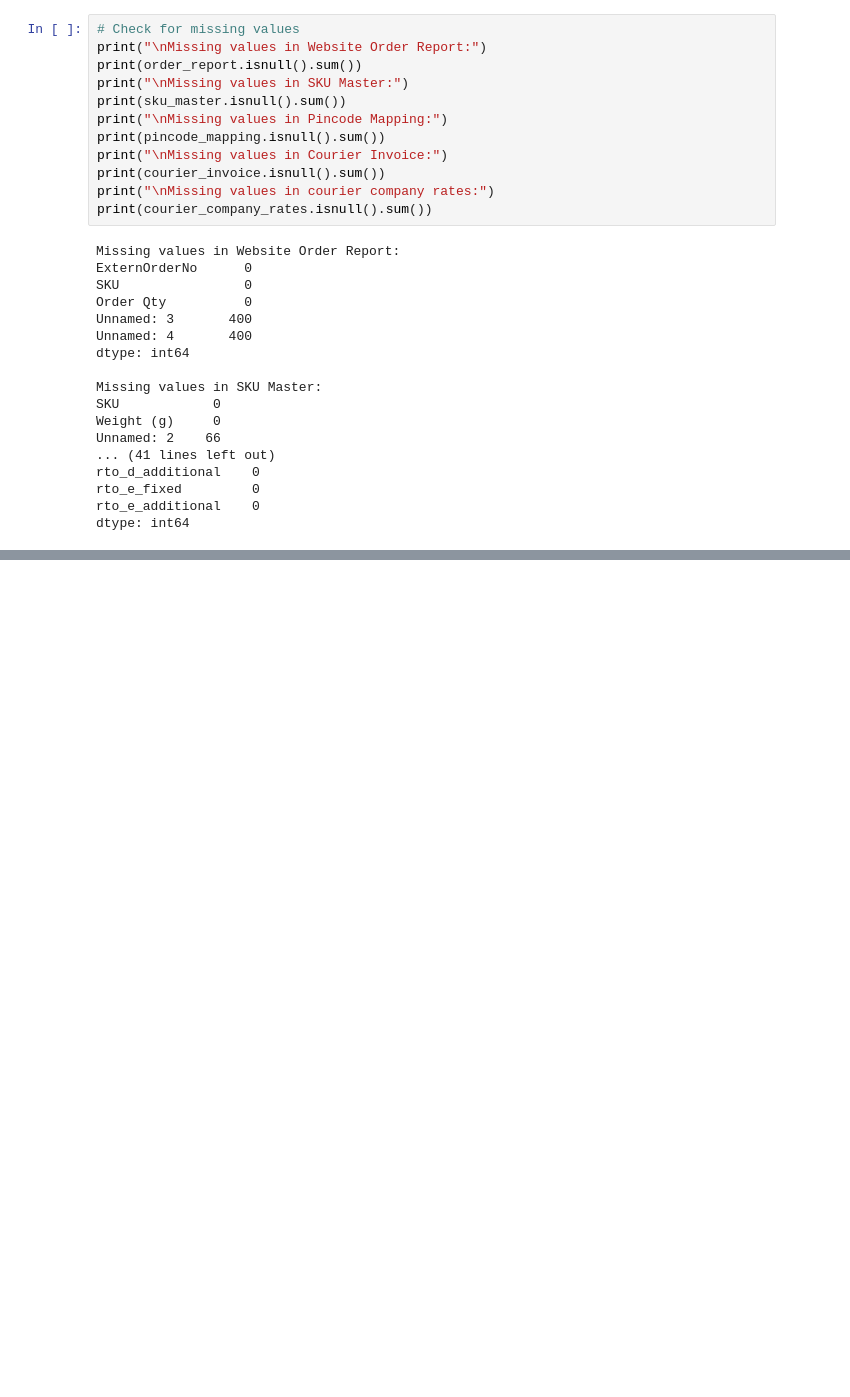
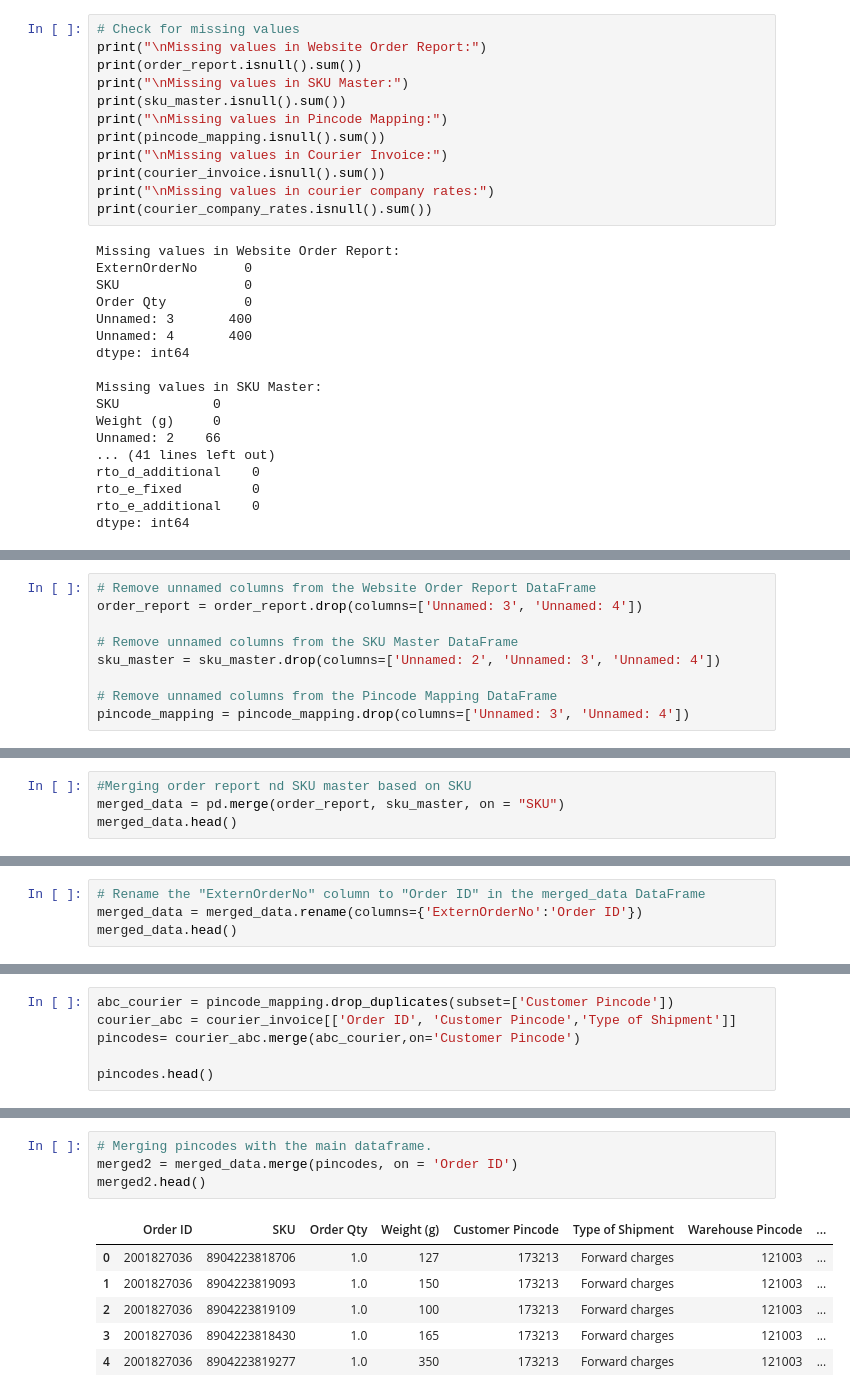
Before and after one commit to pchernic/EcommerceFraudCase, a Jupyter notebook: analysis.ipynb, the cells around one changed output, grey strips where cells are left out. Cells and saved outputs as stored; diff of their text form; blank space fills up the shorter version.

```diff
--- a/analysis.ipynb
+++ b/analysis.ipynb
@@ -70,0 +73,9 @@ dtype: int64
+# %%
+# Remove unnamed columns from the Website Order Report DataFrame
+order_report = order_report.drop(columns=['Unnamed: 3', 'Unnamed: 4'])
+
+# Remove unnamed columns from the SKU Master DataFrame
+sku_master = sku_master.drop(columns=['Unnamed: 2', 'Unnamed: 3', 'Unnamed: 4'])
+
+# Remove unnamed columns from the Pincode Mapping DataFrame
+pincode_mapping = pincode_mapping.drop(columns=['Unnamed: 3', 'Unnamed: 4'])
@@ -70,0 +84,4 @@ dtype: int64
+# %%
+#Merging order report nd SKU master based on SKU
+merged_data = pd.merge(order_report, sku_master, on = "SKU")
+merged_data.head()
@@ -70,0 +95,4 @@ dtype: int64
+# %%
+# Rename the "ExternOrderNo" column to "Order ID" in the merged_data DataFrame
+merged_data = merged_data.rename(columns={'ExternOrderNo':'Order ID'})
+merged_data.head()
@@ -70,0 +106,6 @@ dtype: int64
+# %%
+abc_courier = pincode_mapping.drop_duplicates(subset=['Customer Pincode'])
+courier_abc = courier_invoice[['Order ID', 'Customer Pincode','Type of Shipment']]
+pincodes= courier_abc.merge(abc_courier,on='Customer Pincode')
+
+pincodes.head()
@@ -70,0 +131,11 @@ dtype: int64
+# %%
+# Merging pincodes with the main dataframe.
+merged2 = merged_data.merge(pincodes, on = 'Order ID')
+merged2.head()
+# %% [output]
+|  | Order ID | SKU | Order Qty | Weight (g) | Customer Pincode | Type of Shipment | Warehouse Pincode | ... |
+| 0 | 2001827036 | 8904223818706 | 1.0 | 127 | 173213 | Forward charges | 121003 | ... |
+| 1 | 2001827036 | 8904223819093 | 1.0 | 150 | 173213 | Forward charges | 121003 | ... |
+| 2 | 2001827036 | 8904223819109 | 1.0 | 100 | 173213 | Forward charges | 121003 | ... |
+| 3 | 2001827036 | 8904223818430 | 1.0 | 165 | 173213 | Forward charges | 121003 | ... |
+| 4 | 2001827036 | 8904223819277 | 1.0 | 350 | 173213 | Forward charges | 121003 | ... |
```
Also changed, not shown: parts of 31 cells of this notebook.
